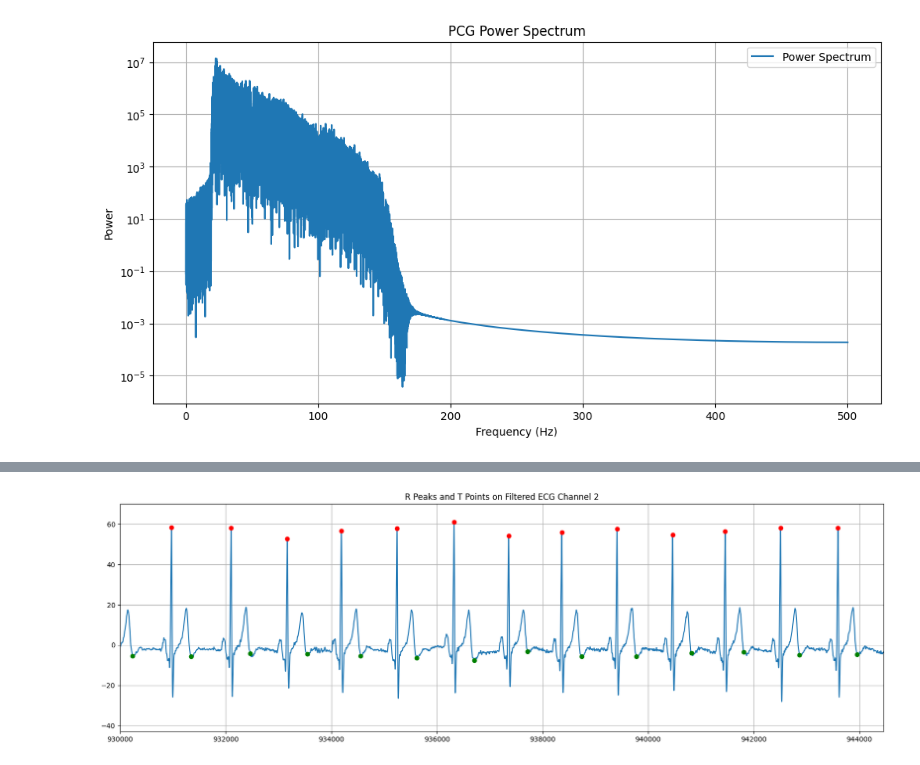
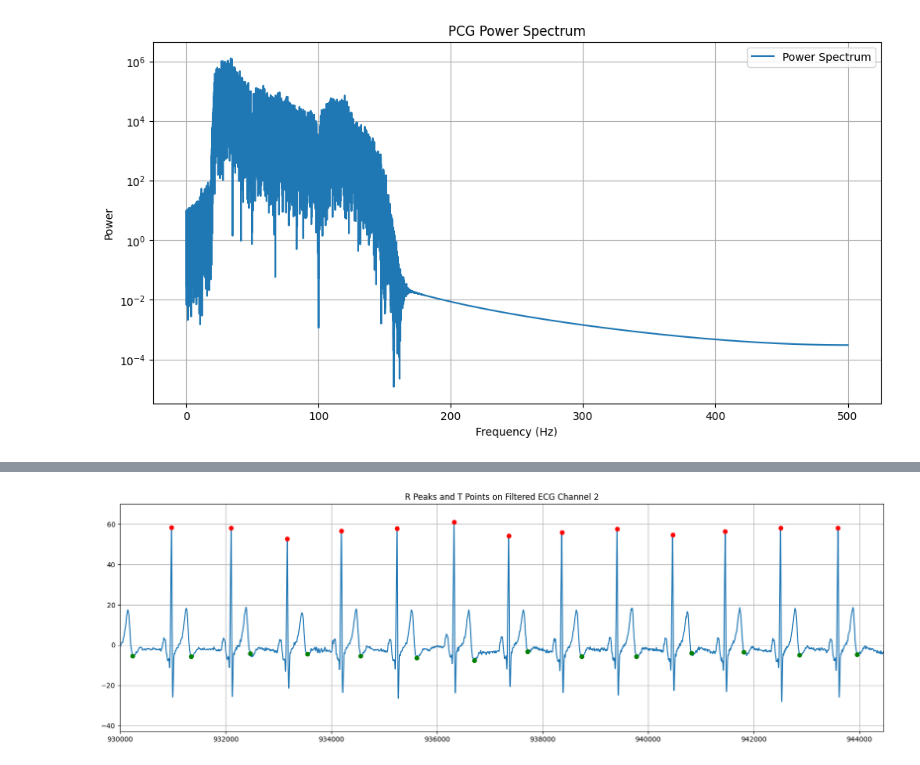
Before and after one commit to djorgeext/pcg-ecg-analysis, a Jupyter notebook: procesamiento_ecg_500Hz.ipynb, the cells around one changed output, grey strips where cells are left out. Cells and saved outputs as stored; diff of their text form; code cells hidden in the pictures.

```diff
--- a/procesamiento_ecg_500Hz.ipynb
+++ b/procesamiento_ecg_500Hz.ipynb
@@ -108,27 +108,27 @@ plt.show()
 # %%
 from scipy.io.wavfile import read as wavread
 
-fs, pcg = wavread('mediciones_simultaneas/DAVID171225_4-JORGE-20051201024404/DAVID171225_4_1kHz.wav')
+fs, pcg = wavread('mediciones_simultaneas/tase-david291225-20051201003131/DAVID291225_5__sin_kalman_1kHz.wav')
 b, a = butter(4, [20.0, 150.0], btype='bandpass', fs=fs)
 pcg = filtfilt(b, a, pcg)
 
 b1, a1 = butter(10, [20, 150.0], btype='bandpass', fs=fs)
 pcg = filtfilt(b1, a1, pcg)
 envol = envelope(pcg, residual=None)
 
 pcg_fft = np.fft.fft(pcg)
 freqs = np.linspace(0, fs/2, len(pcg_fft)//2 + 1)
 power_spectrum = np.abs(pcg_fft[:len(freqs)])**2
 
 plt.figure(figsize=(12, 6))
 plt.plot(freqs, power_spectrum[:len(freqs)], label='Power Spectrum')
 plt.yscale('log')
 plt.grid(True)
 plt.title('PCG Power Spectrum')
 plt.xlabel('Frequency (Hz)')
 plt.ylabel('Power')
 plt.legend()
 plt.show()
 # %% [output]
-[figure, old version]
+[figure, new version]
 # %%
```
Also changed, not shown: parts of 10 cells of this notebook, 1 other file.
